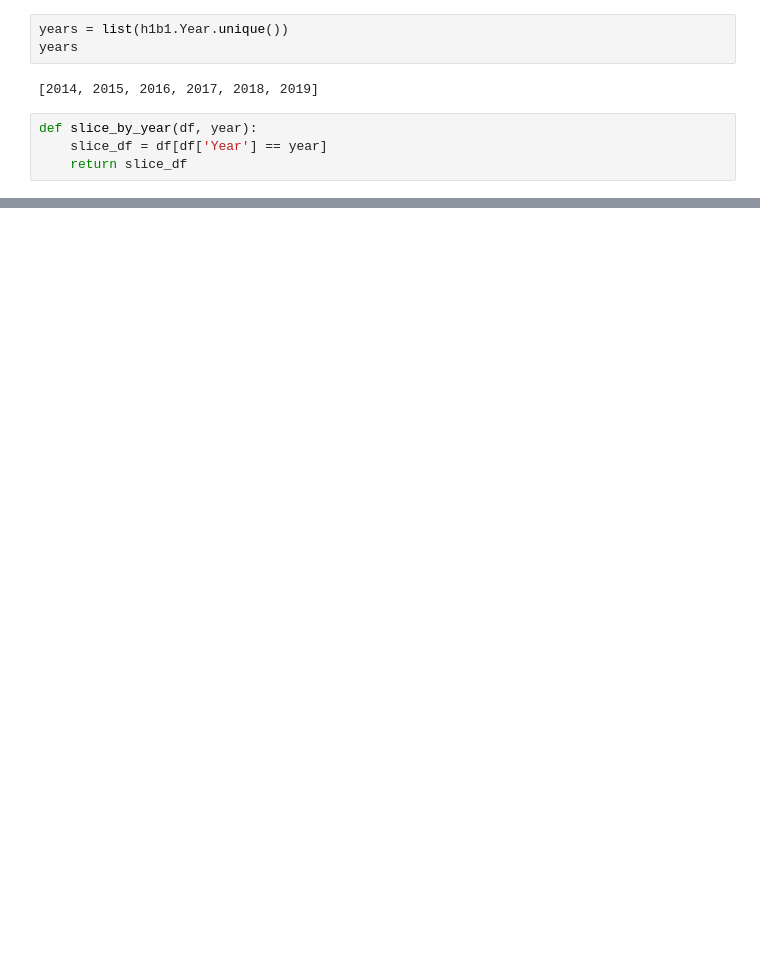
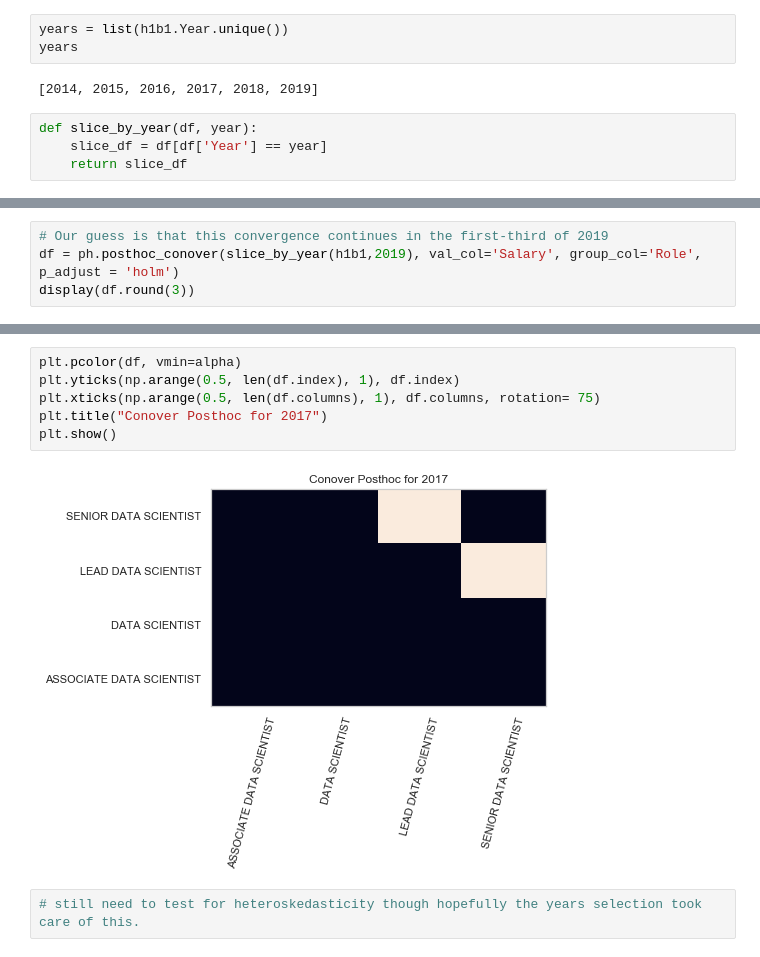
Before and after one commit to Jaboola9/Data_Scientist_Salaries_USA, a Jupyter notebook: ANOVA_testing.ipynb, the cells around one changed output, grey strips where cells are left out. Saved outputs shown, nothing was run; the diff lists cells and outputs as text; blank space fills up the shorter version.

```diff
--- a/ANOVA_testing.ipynb
+++ b/ANOVA_testing.ipynb
@@ -141,0 +332,4 @@ SENIOR ASSOCIATE, DATA SCIENTIST      SENIOR DATA SCIENTIST        37569.2525  2
+# %%
+# Our guess is that this convergence continues in the first-third of 2019
+df = ph.posthoc_conover(slice_by_year(h1b1,2019), val_col='Salary', group_col='Role', p_adjust = 'holm')
+display(df.round(3))
@@ -141,0 +342,10 @@ SENIOR ASSOCIATE, DATA SCIENTIST      SENIOR DATA SCIENTIST        37569.2525  2
+# %%
+plt.pcolor(df, vmin=alpha)
+plt.yticks(np.arange(0.5, len(df.index), 1), df.index)
+plt.xticks(np.arange(0.5, len(df.columns), 1), df.columns, rotation= 75)
+plt.title("Conover Posthoc for 2017")
+plt.show()
+# %% [output]
+[figure, added]
+# %%
+# still need to test for heteroskedasticity though hopefully the years selection took care of this.
```
Also changed, not shown: parts of 52 cells of this notebook.
